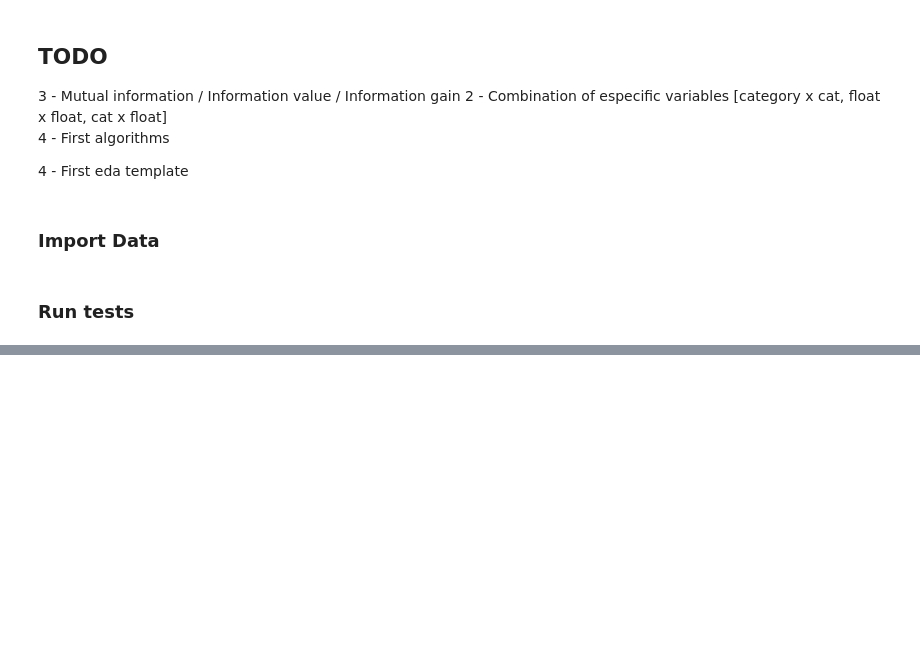
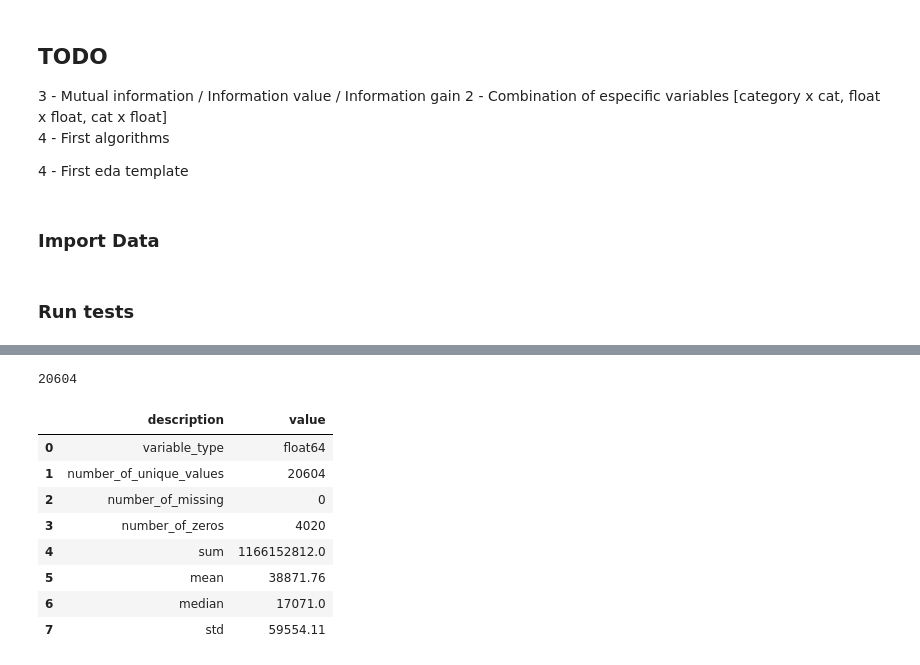
Before and after one commit to luleoli/janestreet, a Jupyter notebook: test.ipynb, the cells around one changed output, grey strips where cells are left out. Cells and saved outputs as stored; diff of their text form; code cells hidden in the pictures; blank space fills up the shorter version.

```diff
--- a/test.ipynb
+++ b/test.ipynb
@@ -73,2 +366,2 @@ vars_time_dict = sandeda.variables_espec_time()
 # %%
-vars_dict = sandeda.variables_espec()
+variables_espec = sandeda.variables_espec()
@@ -142,0 +421,17 @@ dtype: float64
+# %%
+len(df['BILL_AMT6'].unique())
+# %% [output]
+20604
+# %%
+df_var_stats = pd.DataFrame({'description' : variables_espec['BILL_AMT6']['descriptive_statistics'].keys(), "value" : variables_espec['BILL_AMT6']['descriptive_statistics'].values()})
+df_var_stats
+# %% [output]
+|  | description | value |
+| 0 | variable_type | float64 |
+| 1 | number_of_unique_values | 20604 |
+| 2 | number_of_missing | 0 |
+| 3 | number_of_zeros | 4020 |
+| 4 | sum | 1166152812.0 |
+| 5 | mean | 38871.76 |
+| 6 | median | 17071.0 |
+| 7 | std | 59554.11 |
```
Also changed, not shown: parts of 35 cells of this notebook, 7 other files.
